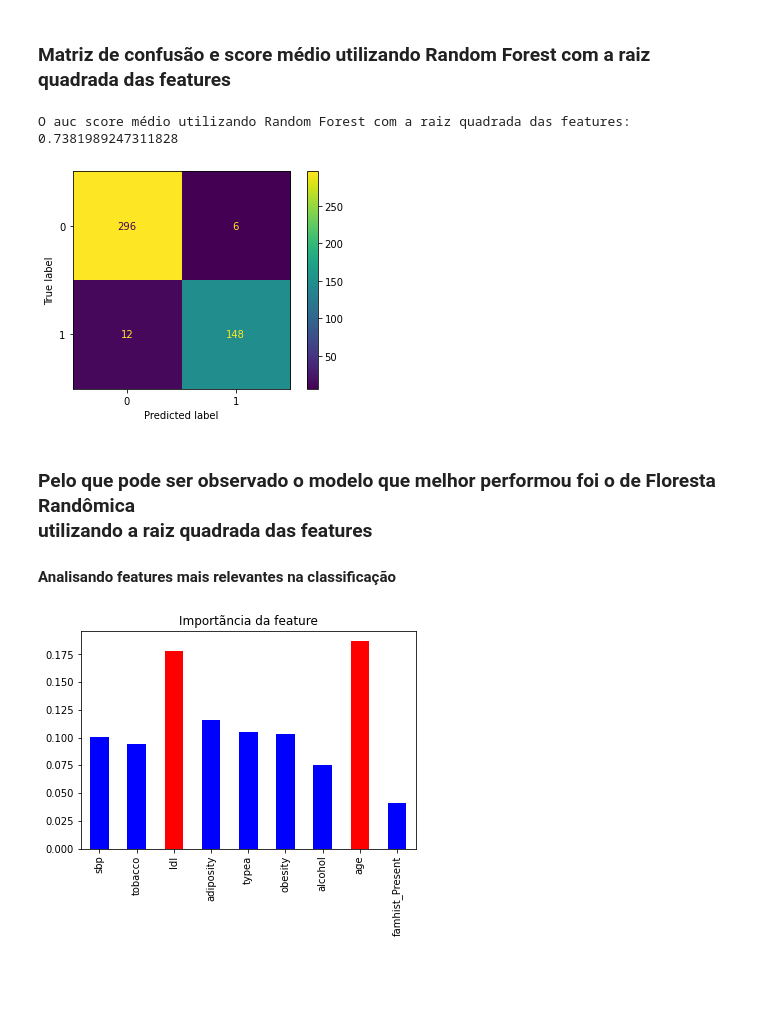
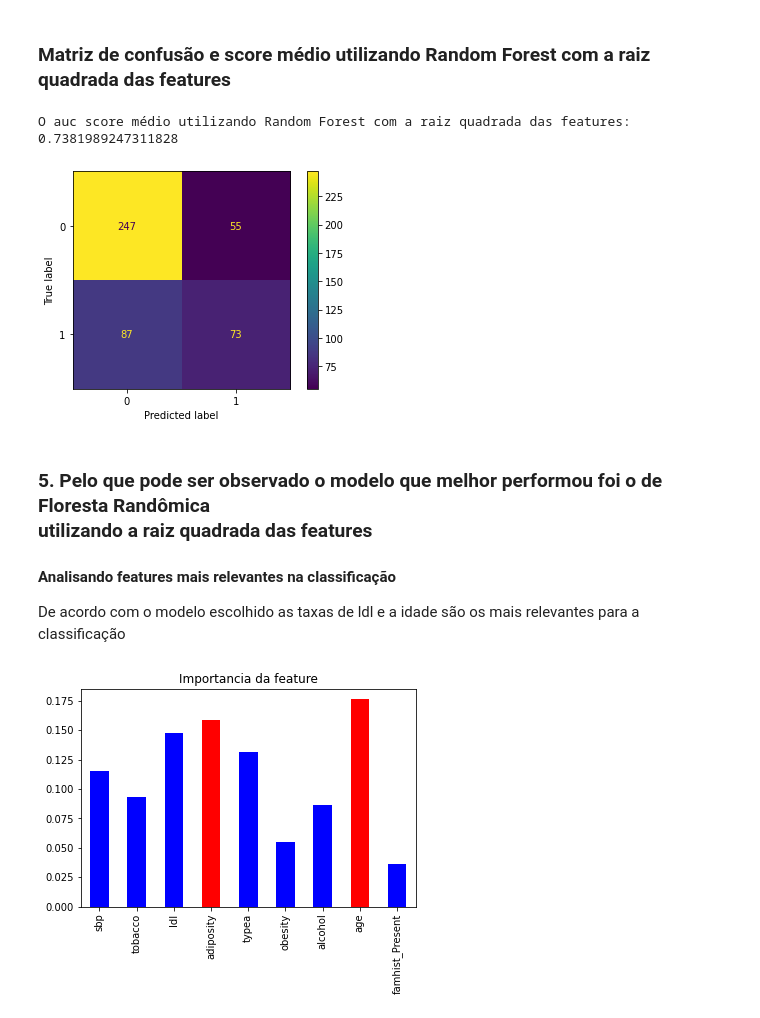
Before and after one commit to guilodron/projeto-1-fsi, a Jupyter notebook: 170011780.ipynb, the cells around one changed output. Saved outputs shown, nothing was run; the diff lists cells and outputs as text; code cells hidden in the pictures; blank space fills up the shorter version.

```diff
--- a/170011780.ipynb
+++ b/170011780.ipynb
@@ -104,7 +109,8 @@ O auc score médio utilizando DecisionTreeClassifier é: 0.568622311827957
 # %%
 plt.figure(figsize=(10, 10))
 
-rf = RandomForestClassifier(n_estimators=100, max_features=None, random_state=SEED)
+# Instanciando classificador
+rf_all_features = RandomForestClassifier(n_estimators=100, max_features=None, random_state=SEED)
 i = 1
 
 # variáveis que irão armazenar informações de cada iteração do cross validation
@@ -112,17 +118,20 @@ legends = []
 scores = []
 confusion_matrixes = []
 
+# Loop para iterar em todos os conjuntos de teste e treino
 for train_indexes, test_indexes in skf.split(X, y):
     X_train, X_test, y_train, y_test = X[train_indexes], X[test_indexes], y[train_indexes], y[test_indexes]
-    rf.fit(X_train, y_train)
-    y_pred_prob = rf.predict_proba(X_test)[:, 1]
-    y_pred = dt.predict(X_test)
+    rf_all_features.fit(X_train, y_train)
+    y_pred_prob = rf_all_features.predict_proba(X_test)[:, 1]
+    y_pred = rf_all_features.predict(X_test)
+    # Salvando scores e matrizes de confusão
     confusion_matrixes.append(confusion_matrix(y_test, y_pred))
     auc_score = roc_auc_score(y_test, y_pred_prob)
     scores.append(auc_score)
     legends.append(f'Fold {i} - AUC score: {auc_score}')
+    # Plotando curva ROC
     fpr, tpr, threshold = roc_curve(y_test, y_pred_prob)
-    plt.plot(fpr, tpr, alpha=.5)
+    plt.plot(fpr, tpr, alpha=.6)
     plt.title('Roc Curve de Cada Iteração')
     i += 1
 
@@ -146,7 +155,8 @@ O auc score médio utilizando Random Forest com todas as features é: 0.71921706
 # %%
 plt.figure(figsize=(10, 10))
 
-rf = RandomForestClassifier(n_estimators=100, max_features='sqrt', random_state=SEED)
+# Instanciando classificador
+rf_sqrt_features = RandomForestClassifier(n_estimators=100, max_features='sqrt', random_state=SEED)
 i = 1
 
 # variáveis que irão armazenar informações de cada iteração do cross validation
@@ -155,18 +165,21 @@ scores = []
 confusion_matrixes = []
 feature_importances = []
 
+# Loop para iterar em todos os conjuntos de teste e treino
 for train_indexes, test_indexes in skf.split(X, y):
     X_train, X_test, y_train, y_test = X[train_indexes], X[test_indexes], y[train_indexes], y[test_indexes]
-    rf.fit(X_train, y_train)
-    y_pred_prob = rf.predict_proba(X_test)[:, 1]
-    y_pred = dt.predict(X_test)
+    rf_sqrt_features.fit(X_train, y_train)
+    y_pred_prob = rf_sqrt_features.predict_proba(X_test)[:, 1]
+    y_pred = rf_sqrt_features.predict(X_test)
+    # Salvando scores e matrizes de confusão
     confusion_matrixes.append(confusion_matrix(y_test, y_pred))
     auc_score = roc_auc_score(y_test, y_pred_prob)
     scores.append(auc_score)
+    # Plotando curva ROC
     legends.append(f'Fold {i} - AUC score: {auc_score}')
     feature_importances.append(dt.feature_importances_)
     fpr, tpr, threshold = roc_curve(y_test, y_pred_prob)
-    plt.plot(fpr, tpr, alpha=.5)
+    plt.plot(fpr, tpr, alpha=.6)
     plt.title('Roc Curve de Cada Iteração')
     i += 1
 
@@ -185,15 +198,17 @@ cnf.plot()
 plt.show()
 # %% [output]
 O auc score médio utilizando Random Forest com a raiz quadrada das features: 0.7381989247311828
-[figure, old version]
+[figure, new version]
 # %% [markdown]
-### Pelo que pode ser observado o modelo que melhor performou foi o de Floresta Randômica <br> utilizando a raiz quadrada das features
+### 5. Pelo que pode ser observado o modelo que melhor performou foi o de Floresta Randômica <br> utilizando a raiz quadrada das features
 #### Analisando features mais relevantes na classificação
+
+De acordo com o modelo escolhido as taxas de ldl e a idade são os mais relevantes para a classificação
 # %%
 feature_importance_df = pd.Series(feature_importances_final, index=feature_names)
 largest = pd.Series.nlargest(feature_importance_df, n=2).keys()
 feature_importance_df.plot(kind='bar', color=['red' if np.isin(x, largest) else 'blue' for x in feature_importance_df.keys()])
-plt.title('Importãncia da feature')
+plt.title('Importancia da feature')
 plt.show()
 # %% [output]
-[figure, old version]
+[figure, new version]
```
Also changed, not shown: parts of 4 cells of this notebook.
